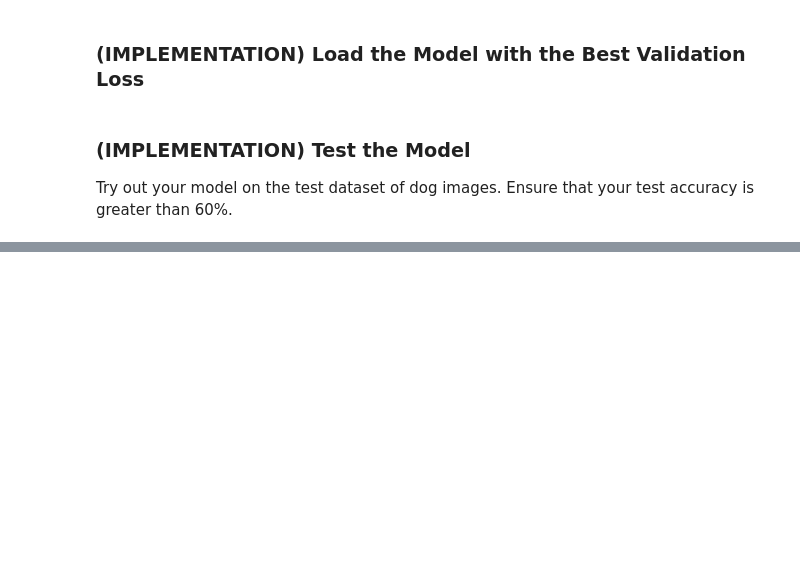
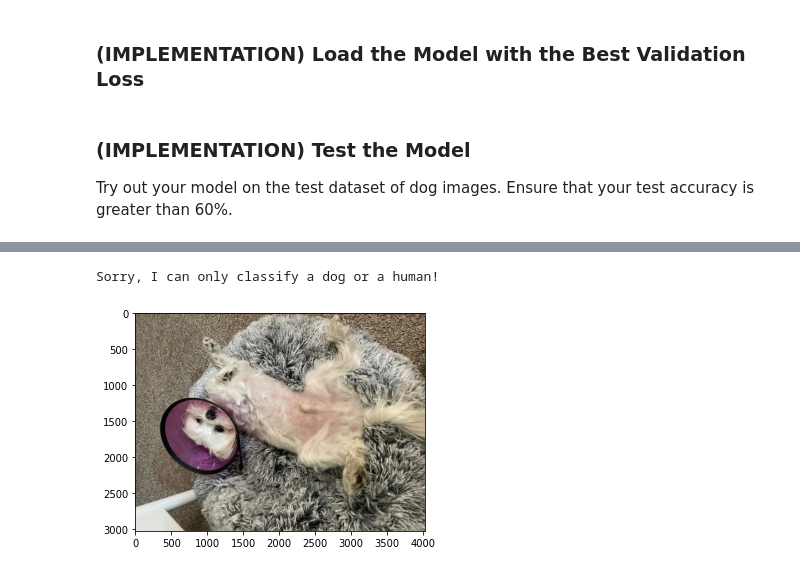
Before and after one commit to cmeng94/dog-breed-classifier, a Jupyter notebook: app_preparation/dog_app.ipynb, the cells around one changed output, grey strips where cells are left out. Cells and saved outputs as stored; diff of their text form; code cells hidden in the pictures; blank space fills up the shorter version.

```diff
--- a/app_preparation/dog_app.ipynb
+++ b/app_preparation/dog_app.ipynb
@@ -746,0 +745,5 @@ I detect a Bichon frise dog!
+# %%
+classify_dog_breed('../app/static/IMG_1257.jpeg')
+# %% [output]
+Sorry, I can only classify a dog or a human!
+[figure, added]
```
Also changed, not shown: parts of 49 cells of this notebook.
